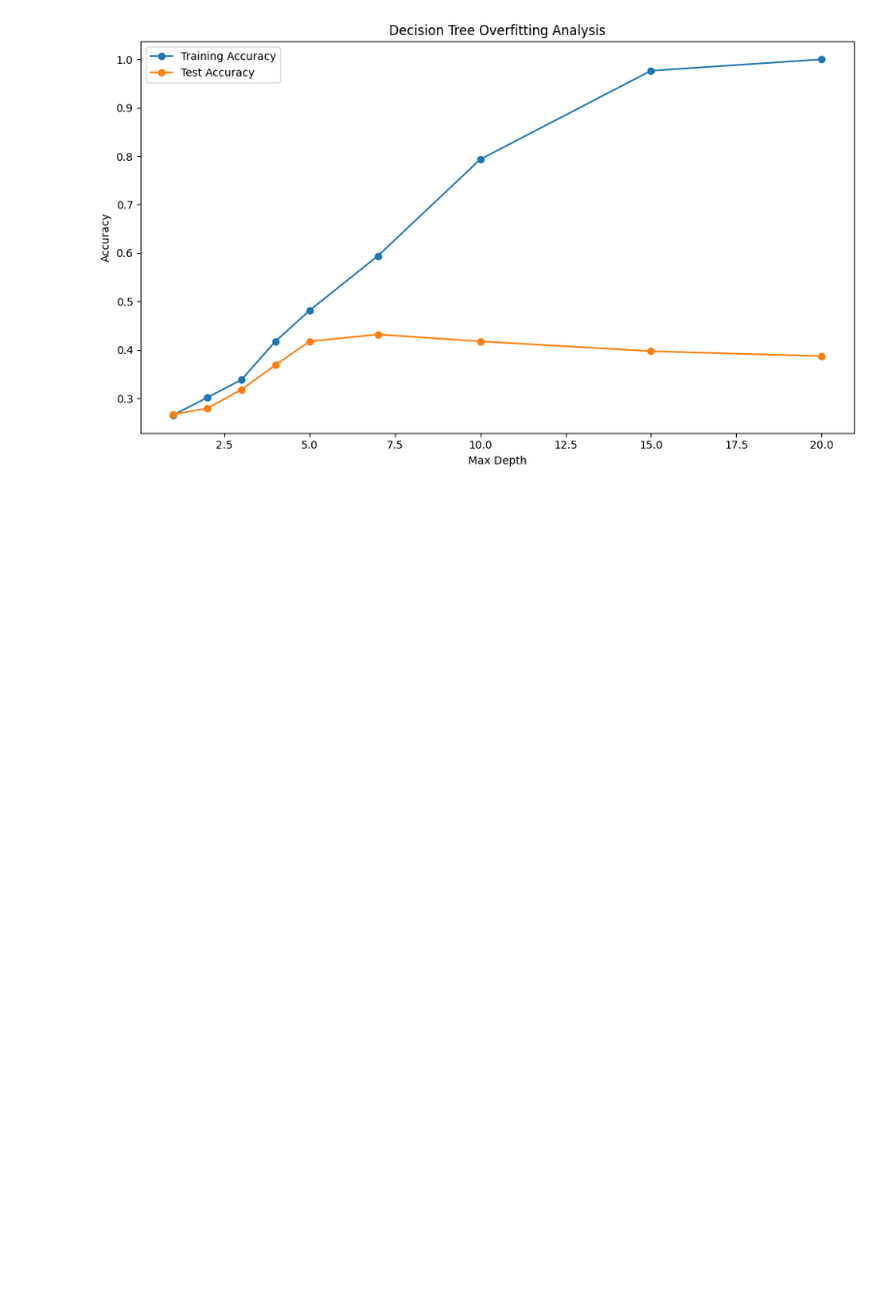
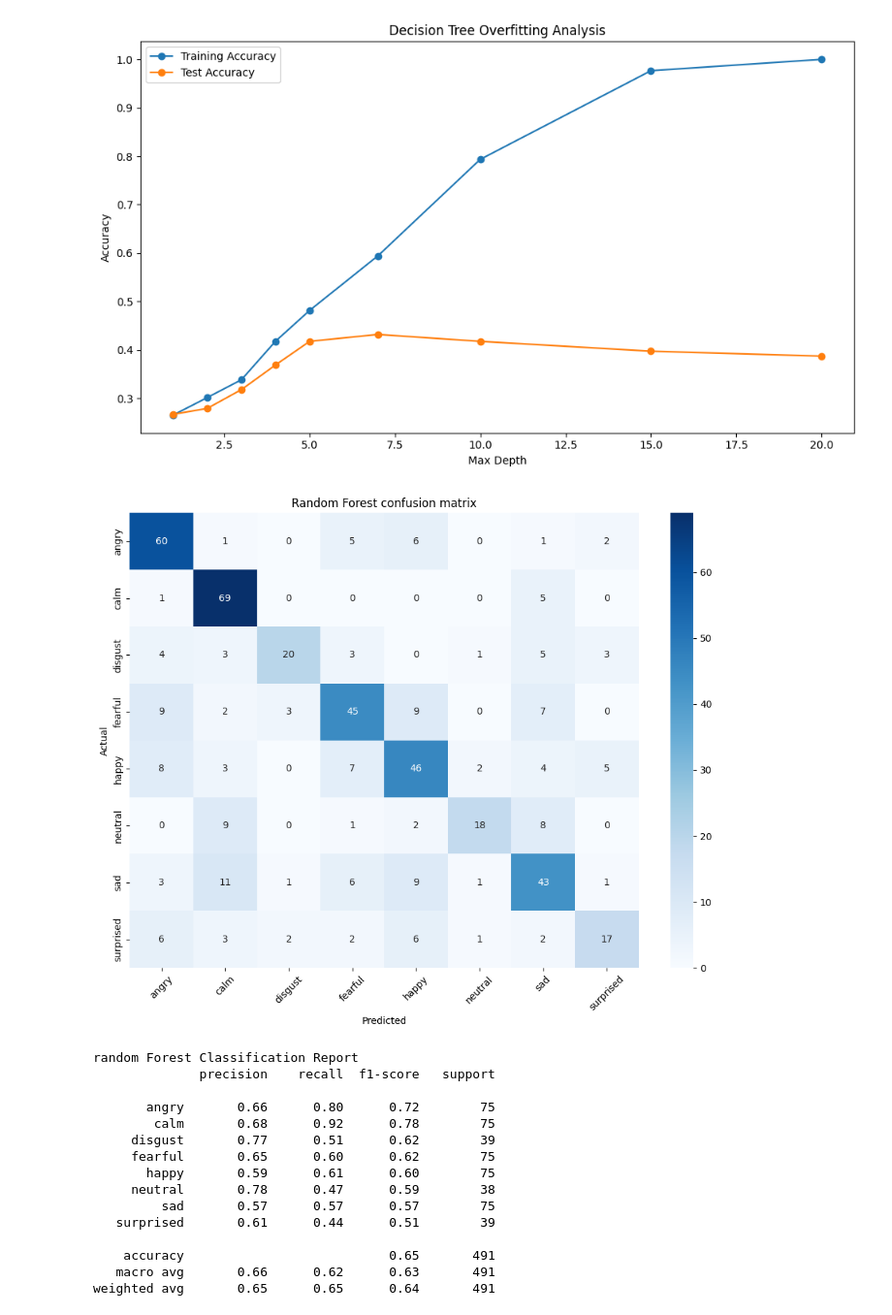
Before and after one commit to Alex-Abreu3/Project_CSE432-532, a Jupyter notebook: SER_Project/notebooks/week9_decision_trees.ipynb, the cells around one changed output. Shown at 97% size. Saved outputs shown, nothing was run; the diff lists cells and outputs as text; code cells hidden in the pictures; blank space fills up the shorter version.

Commit message:
Created the confusion matrix and classification report

```diff
--- a/SER_Project/notebooks/week9_decision_trees.ipynb
+++ b/SER_Project/notebooks/week9_decision_trees.ipynb
@@ -117,4 +117,30 @@ plt.show()
 # %%
 plt.figure(figsize=(10,8))
 cm=confusion_matrix(y_test, sklearn_rf_preds, labels=np.unique(y_test))
-sns.heatmap(cm, annot=True, fmt='d', cmap="Blues", xticklabels)
+sns.heatmap(cm, annot=True, fmt='d', cmap="Blues", xticklabels=np.unique(y_test), yticklabels=np.unique(y_test))
+plt.title('Random Forest confusion matrix')
+plt.xlabel('Predicted')
+plt.ylabel("Actual")
+plt.xticks(rotation=45)
+plt.tight_layout()
+plt.show()
+
+print("random Forest Classification Report")
+print(classification_report(y_test, sklearn_rf_preds))
+# %% [output]
+[figure, added]
+random Forest Classification Report
+              precision    recall  f1-score   support
+
+       angry       0.66      0.80      0.72        75
+        calm       0.68      0.92      0.78        75
+     disgust       0.77      0.51      0.62        39
+     fearful       0.65      0.60      0.62        75
+       happy       0.59      0.61      0.60        75
+     neutral       0.78      0.47      0.59        38
+         sad       0.57      0.57      0.57        75
+   surprised       0.61      0.44      0.51        39
+
+    accuracy                           0.65       491
+   macro avg       0.66      0.62      0.63       491
+weighted avg       0.65      0.65      0.64       491
```
